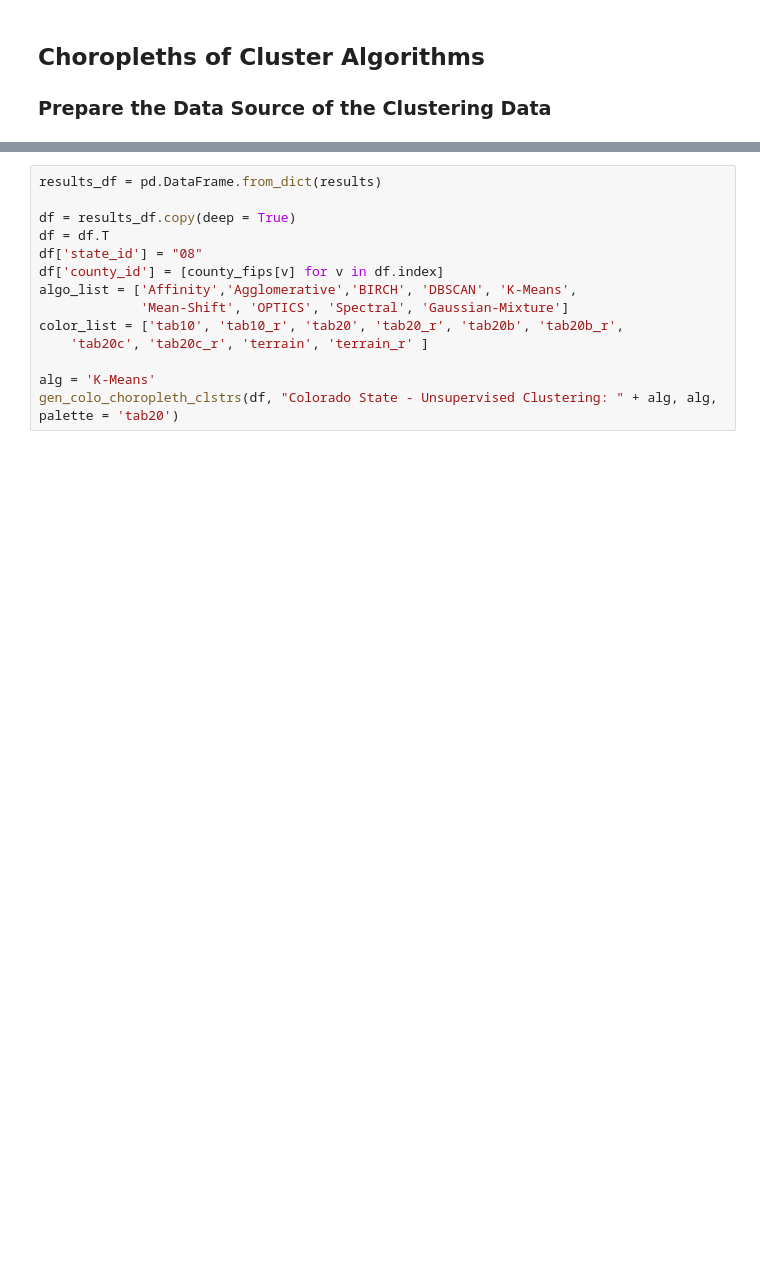
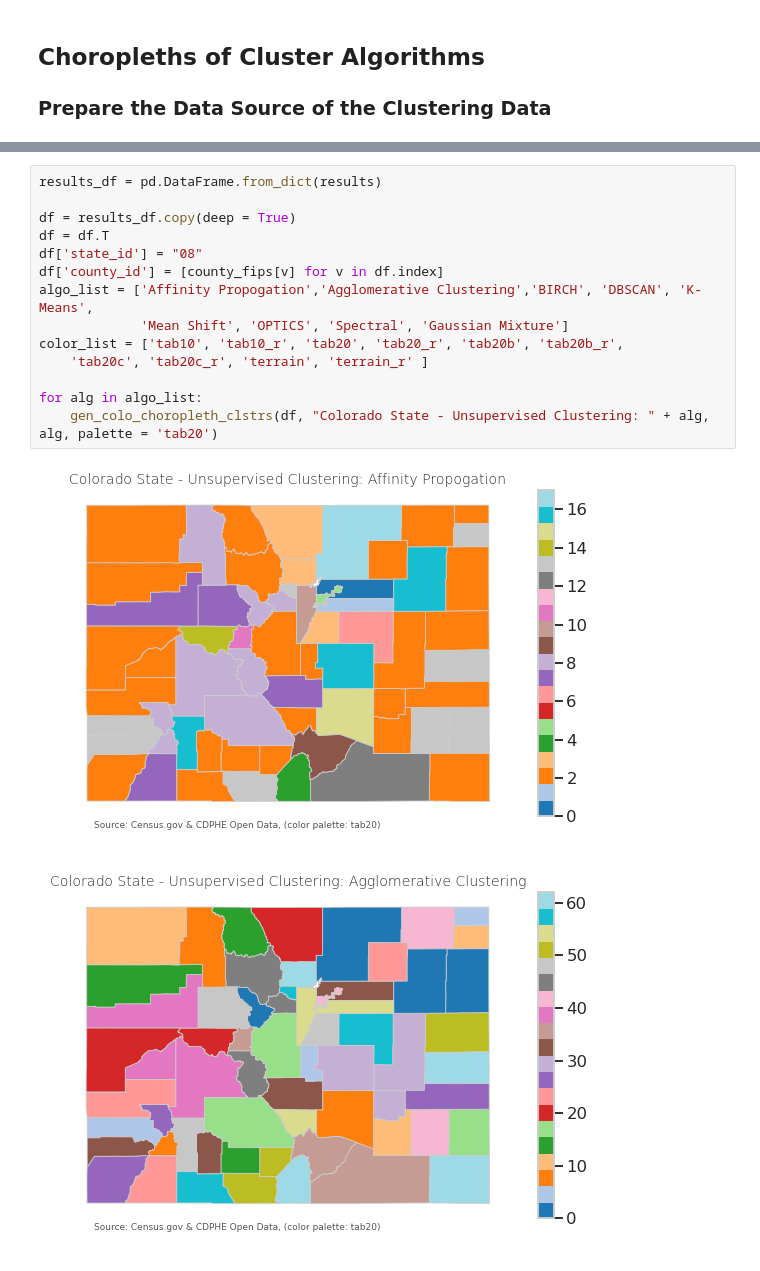
Before and after one commit to reed54/MSDS696, a Jupyter notebook: notebooks/4.0.0.Model_County_Votes_Behavior_and_Demographic.ipynb, the cells around one changed output, grey strips where cells are left out. Saved outputs shown, nothing was run; the diff lists cells and outputs as text; blank space fills up the shorter version.

```diff
--- a/notebooks/4.0.0.Model_County_Votes_Behavior_and_Demographic.ipynb
+++ b/notebooks/4.0.0.Model_County_Votes_Behavior_and_Demographic.ipynb
@@ -972,14 +754,17 @@ plot_clusters_test(data, yhat, clusters, 14, "Rural Population", 9, "Total Popul
 # %%
 results_df = pd.DataFrame.from_dict(results)
 
 df = results_df.copy(deep = True)
 df = df.T
 df['state_id'] = "08"
 df['county_id'] = [county_fips[v] for v in df.index]
-algo_list = ['Affinity','Agglomerative','BIRCH', 'DBSCAN', 'K-Means',
-             'Mean-Shift', 'OPTICS', 'Spectral', 'Gaussian-Mixture']
+algo_list = ['Affinity Propogation','Agglomerative Clustering','BIRCH', 'DBSCAN', 'K-Means',
+             'Mean Shift', 'OPTICS', 'Spectral', 'Gaussian Mixture']
 color_list = ['tab10', 'tab10_r', 'tab20', 'tab20_r', 'tab20b', 'tab20b_r',
     'tab20c', 'tab20c_r', 'terrain', 'terrain_r' ]
 
-alg = 'K-Means'
-gen_colo_choropleth_clstrs(df, "Colorado State - Unsupervised Clustering: " + alg, alg, palette = 'tab20')
+for alg in algo_list:
+    gen_colo_choropleth_clstrs(df, "Colorado State - Unsupervised Clustering: " + alg, alg, palette = 'tab20')
+# %% [output]
+[figure, added]
+[figure, added]
```
Also changed, not shown: parts of 45 cells of this notebook.
